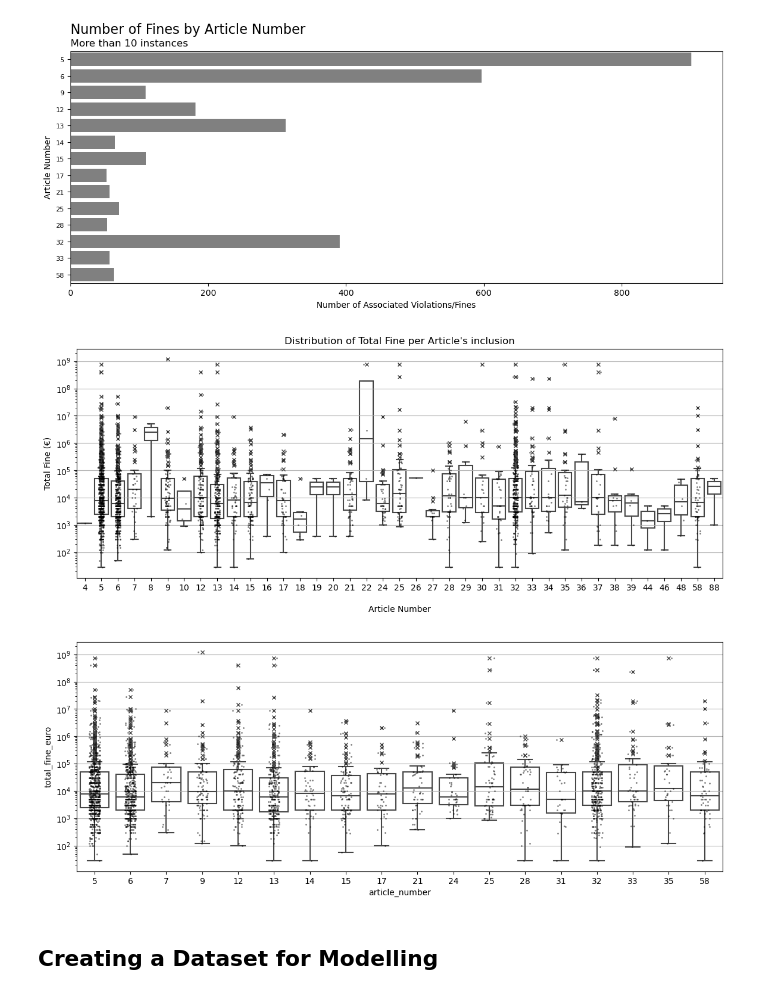
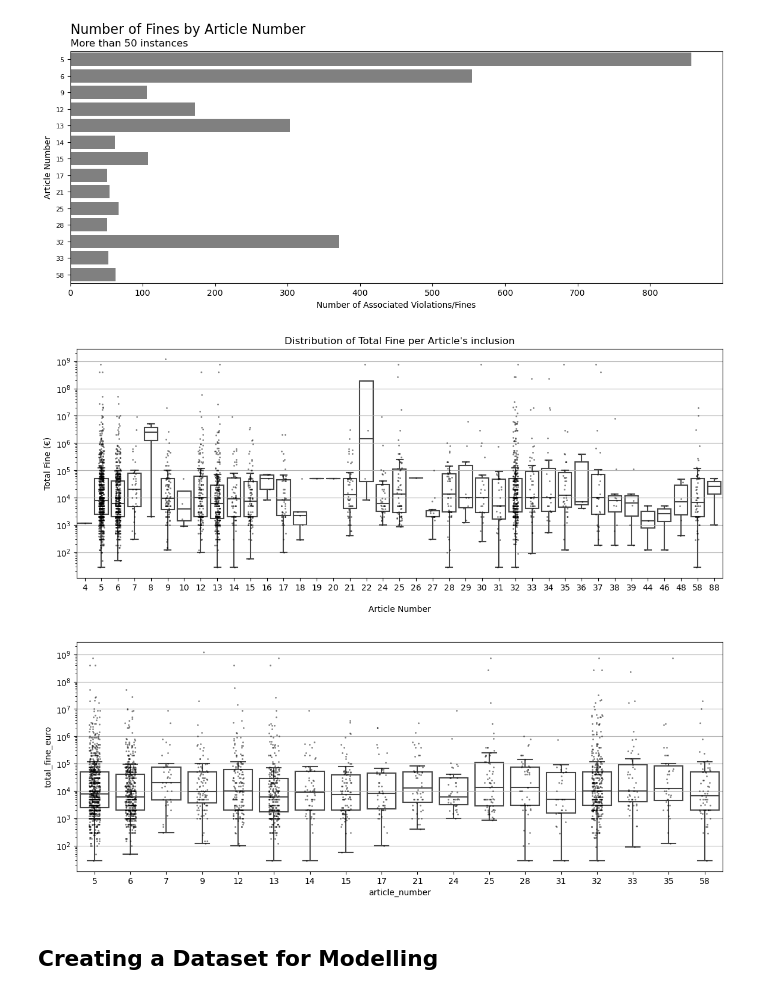
Before and after one commit to dc27/gdpr-fines-analysis, a Jupyter notebook: dev.ipynb, the cells around one changed output. Cells and saved outputs as stored; diff of their text form; code cells hidden in the pictures.

```diff
--- a/dev.ipynb
+++ b/dev.ipynb
@@ -22,2 +22,2 @@ How are the fines distributed?
 # %%
-fines_nozero = fines.assign(price = lambda x: x.price+0.1)
+fines_nozero = fines.loc[fines.price > 0, :].copy()
@@ -33,6 +130,6 @@ fig.tight_layout()
 # %%
 fines_long = (
-    fines
+    fines_nozero
     .articleViolated.str.extractall(r'([Aa]rt. \d+(?=.*GDPR))')
     .reset_index()
     .rename(columns={'level_0':'id', 0:'article'})
@@ -50,7 +147,7 @@ fines_long = (
             .astype('Int64')
         )
     )
-    .merge(fines, how='right', left_on='id', right_on='id')
+    .merge(fines_nozero, how='right', left_on='id', right_on='id')
     .assign(date = lambda x: pd.to_datetime(x.date, format='%m/%d/%Y'))
     .loc[:, ['id', 'name', 'price', 'authority', 'date', 'controller','article',
              'article_number', 'n_articles_violated', 'type', 'summary']]
@@ -77,16 +174,18 @@ ax.set_title('Number of Fines by Article Number', loc='left');
 # %%
 n_citations_min_n = n_citations.query('count > 50')
 
 fig, ax = plt.subplots(figsize = (14, 5))
 
 sns.barplot(y='article_number', x='count', data=n_citations_min_n, orient='h', color='grey', ax=ax)
 ax.tick_params(axis='y', which='major', labelsize=8)
 ax.set_ylabel('Article Number')
 ax.set_xlabel('Number of Associated Violations/Fines')
-ax.set_title('More than 10 instances', loc='left')
+# subtitle
+ax.set_title('More than 50 instances', loc='left')
+# figure title
 fig.suptitle('Number of Fines by Article Number', x=ax.get_position().get_points()[0][0], ha='left', fontsize=16, y=0.975);
 # %% [output]
-[figure, old version]
+[figure, new version]
 # %%
 known_articles = (
     fines_long
@@ -103,7 +201,7 @@ sns.boxplot(
     y='total_fine_euro',
     data=known_articles,
     ax=ax,
-    flierprops={'marker':'x'},
+    showfliers=False,
     boxprops={'facecolor':'white'}
 )
 
@@ -122,7 +220,7 @@ ax.yaxis.grid(True)
 ax.set_title(label='', loc='left')
 ax.set(xlabel="\nArticle Number", ylabel='Total Fine (€)', title='Distribution of Total Fine per Article\'s inclusion');
 # %% [output]
-[figure, old version]
+[figure, new version]
 # %%
 top_n_highest_fines = (
     known_articles
@@ -154,7 +252,7 @@ sns.boxplot(
     y='total_fine_euro',
     data=overmin_incidence,
     ax=ax,
-    flierprops={'marker':'x'},
+    showfliers=False,
     boxprops={'facecolor':'white'}
 )
 
@@ -171,7 +269,7 @@ sns.stripplot(
 
 ax.yaxis.grid(True)
 # %% [output]
-[figure, old version]
+[figure, new version]
 # %% [markdown]
 ## Creating a Dataset for Modelling
 # %%
```
Also changed, not shown: parts of 11 cells of this notebook.
